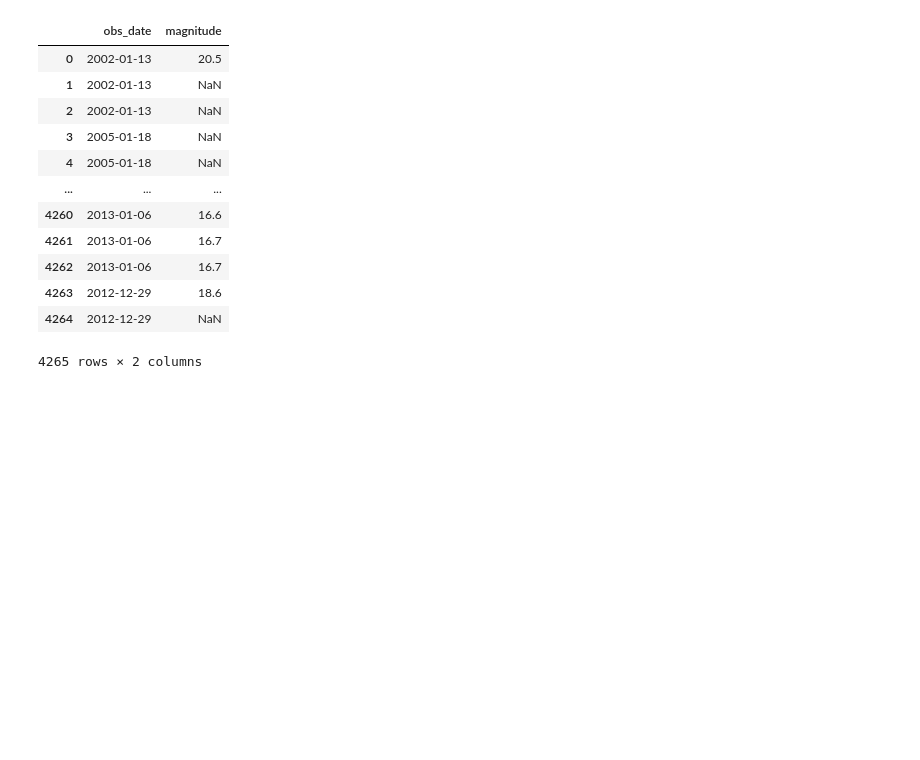
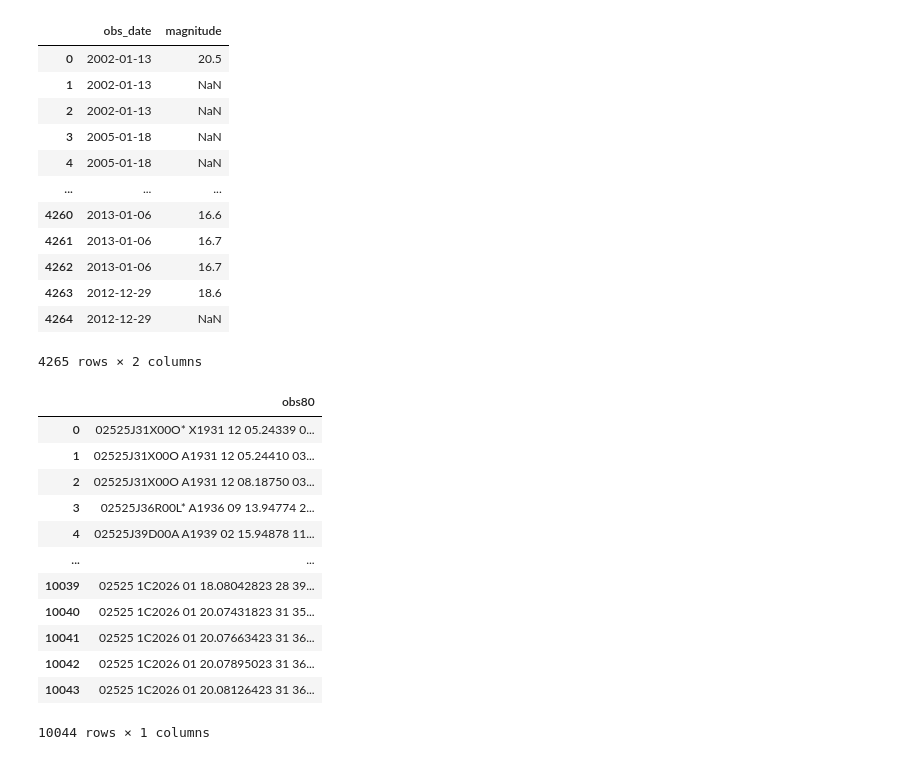
Before and after one commit to sperezp23/Analizador_de_cometas_COLAB, a Jupyter notebook: Limpiar_datos_MPC.ipynb, the cells around one changed output. Drawn from its saved outputs; the diff is of its cells as text; code cells hidden in the pictures; blank space fills up the shorter version.

```diff
--- a/Limpiar_datos_MPC.ipynb
+++ b/Limpiar_datos_MPC.ipynb
@@ -154,6 +154,22 @@ if response.ok:
 
 else:
     print("Error: ", response.status_code, response.content)
+# %%
+mpc_obs_crude_df
+# %% [output]
+|  | obs80 |
+| 0 | 02525J31X00O* X1931 12 05.24339 0... |
+| 1 | 02525J31X00O A1931 12 05.24410 03... |
+| 2 | 02525J31X00O A1931 12 08.18750 03... |
+| 3 | 02525J36R00L* A1936 09 13.94774 2... |
+| 4 | 02525J39D00A A1939 02 15.94878 11... |
+| ... | ... |
+| 10039 | 02525 1C2026 01 18.08042823 28 39... |
+| 10040 | 02525 1C2026 01 20.07431823 31 35... |
+| 10041 | 02525 1C2026 01 20.07663423 31 36... |
+| 10042 | 02525 1C2026 01 20.07895023 31 36... |
+| 10043 | 02525 1C2026 01 20.08126423 31 36... |
+10044 rows × 1 columns
 # %%
 mpc_obs_proceed_df = pd.DataFrame()
 mpc_obs_proceed_df['obs_date'] = mpc_obs_crude_df.obs80.str[15:19] + '-' + mpc_obs_crude_df.obs80.str[20:22] + '-' + mpc_obs_crude_df.obs80.str[23:25]
```
Also changed, not shown: parts of 11 cells of this notebook.
